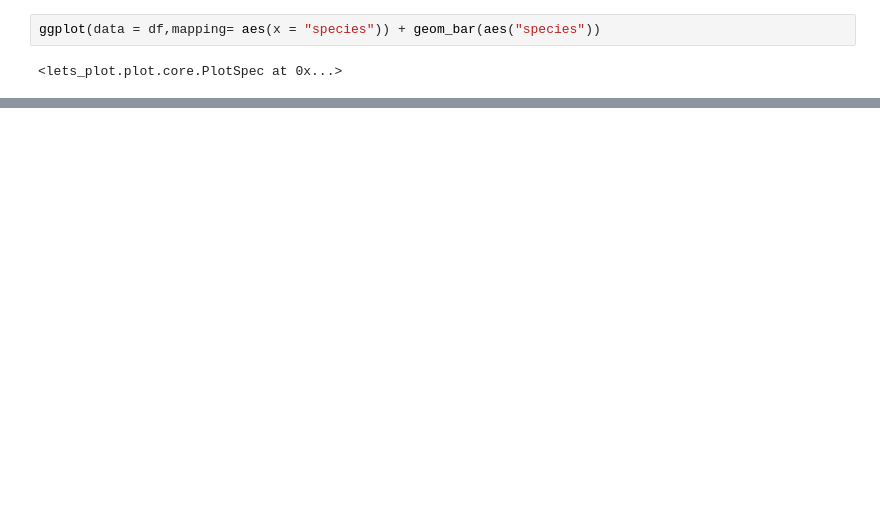
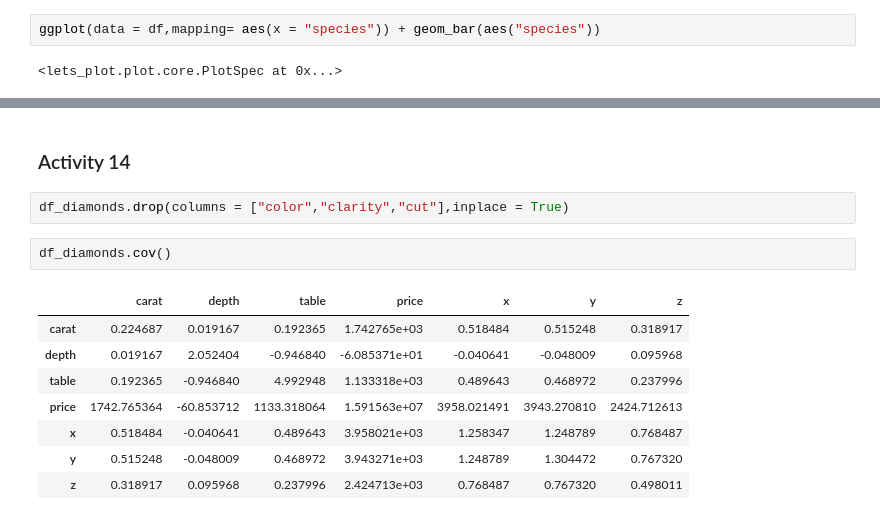
Before and after one commit to vishal-adithya-mdx/CST-1440, a Jupyter notebook: w-4.ipynb, the cells around one changed output, grey strips where cells are left out. Drawn from its saved outputs; the diff is of its cells as text; blank space fills up the shorter version.

```diff
--- a/w-4.ipynb
+++ b/w-4.ipynb
@@ -67,0 +272,15 @@ ggplot(data = df,mapping= aes(x = "body_mass_g")) + geom_histogram(aes("body_mas
+# %% [markdown]
+### Activity 14
+# %%
+df_diamonds.drop(columns = ["color","clarity","cut"],inplace = True)
+# %%
+df_diamonds.cov()
+# %% [output]
+|  | carat | depth | table | price | x | y | z |
+| carat | 0.224687 | 0.019167 | 0.192365 | 1.742765e+03 | 0.518484 | 0.515248 | 0.318917 |
+| depth | 0.019167 | 2.052404 | -0.946840 | -6.085371e+01 | -0.040641 | -0.048009 | 0.095968 |
+| table | 0.192365 | -0.946840 | 4.992948 | 1.133318e+03 | 0.489643 | 0.468972 | 0.237996 |
+| price | 1742.765364 | -60.853712 | 1133.318064 | 1.591563e+07 | 3958.021491 | 3943.270810 | 2424.712613 |
+| x | 0.518484 | -0.040641 | 0.489643 | 3.958021e+03 | 1.258347 | 1.248789 | 0.768487 |
+| y | 0.515248 | -0.048009 | 0.468972 | 3.943271e+03 | 1.248789 | 1.304472 | 0.767320 |
+| z | 0.318917 | 0.095968 | 0.237996 | 2.424713e+03 | 0.768487 | 0.767320 | 0.498011 |
```
Also changed, not shown: parts of 32 cells of this notebook.
